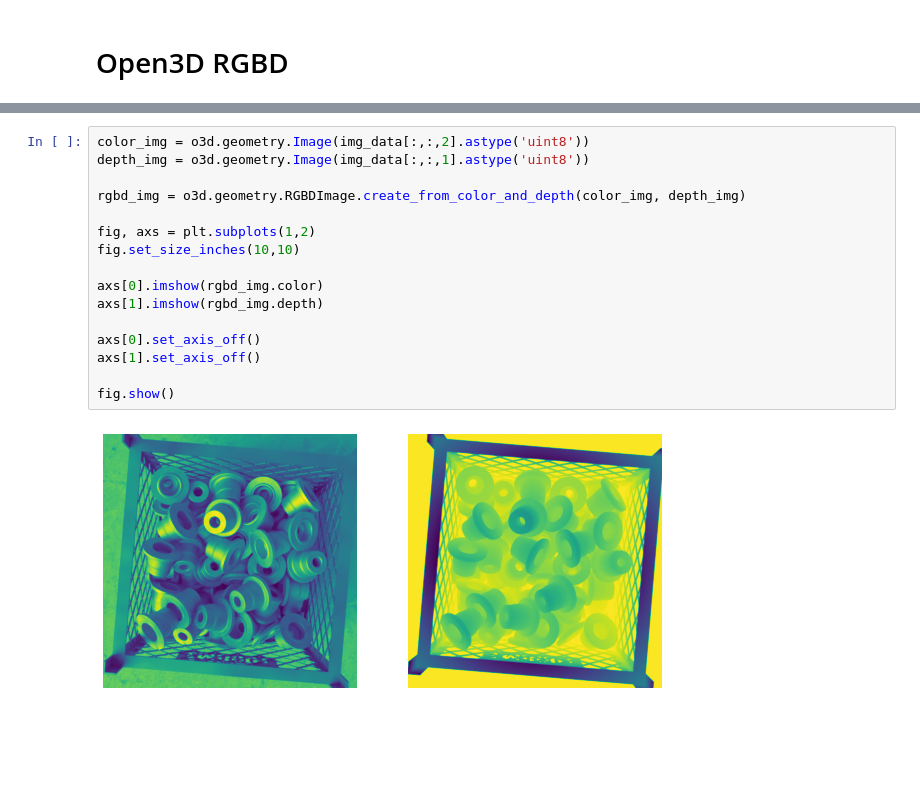
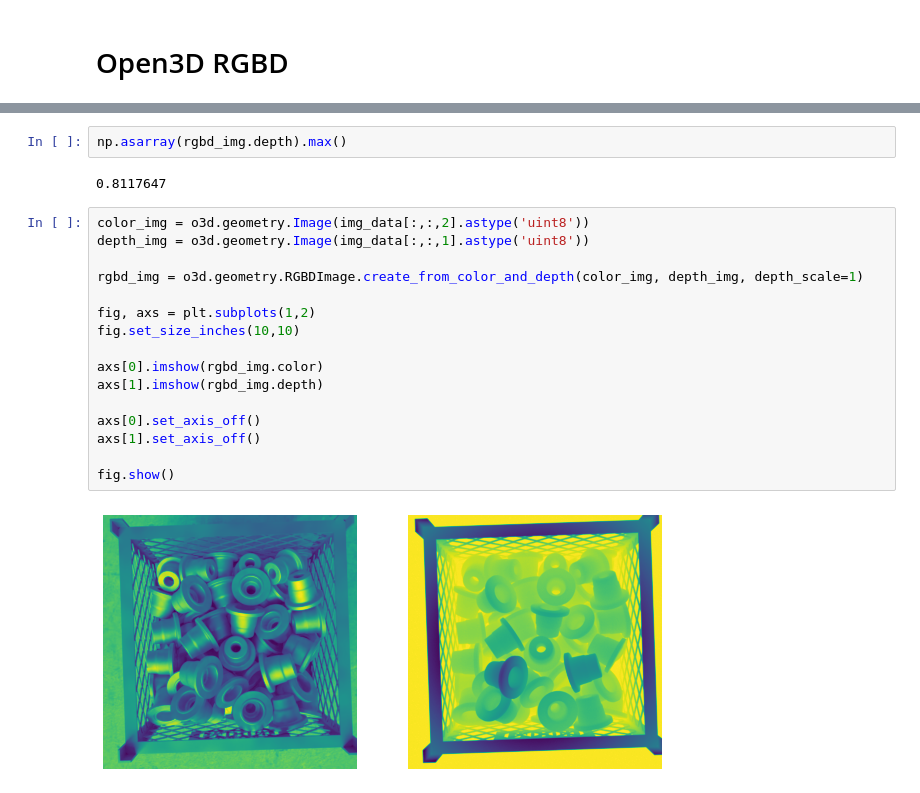
Before and after one commit to brunompacheco/part-counting, a Jupyter notebook: notebooks/00.01-bmp-rgbd-image-creation.ipynb, the cells around one changed output, grey strips where cells are left out. Saved outputs shown, nothing was run; the diff lists cells and outputs as text; blank space fills up the shorter version.

Commit message:
add depth scale

```diff
--- a/notebooks/00.01-bmp-rgbd-image-creation.ipynb
+++ b/notebooks/00.01-bmp-rgbd-image-creation.ipynb
@@ -95,18 +105,22 @@ fig.show()
+# %%
+np.asarray(rgbd_img.depth).max()
+# %% [output]
+0.8117647
 # %%
 color_img = o3d.geometry.Image(img_data[:,:,2].astype('uint8'))
 depth_img = o3d.geometry.Image(img_data[:,:,1].astype('uint8'))
 
-rgbd_img = o3d.geometry.RGBDImage.create_from_color_and_depth(color_img, depth_img)
+rgbd_img = o3d.geometry.RGBDImage.create_from_color_and_depth(color_img, depth_img, depth_scale=1)
 
 fig, axs = plt.subplots(1,2)
 fig.set_size_inches(10,10)
 
 axs[0].imshow(rgbd_img.color)
 axs[1].imshow(rgbd_img.depth)
 
 axs[0].set_axis_off()
 axs[1].set_axis_off()
 
 fig.show()
 # %% [output]
-[figure, old version]
+[figure, new version]
```
Also changed, not shown: parts of 2 cells of this notebook.
